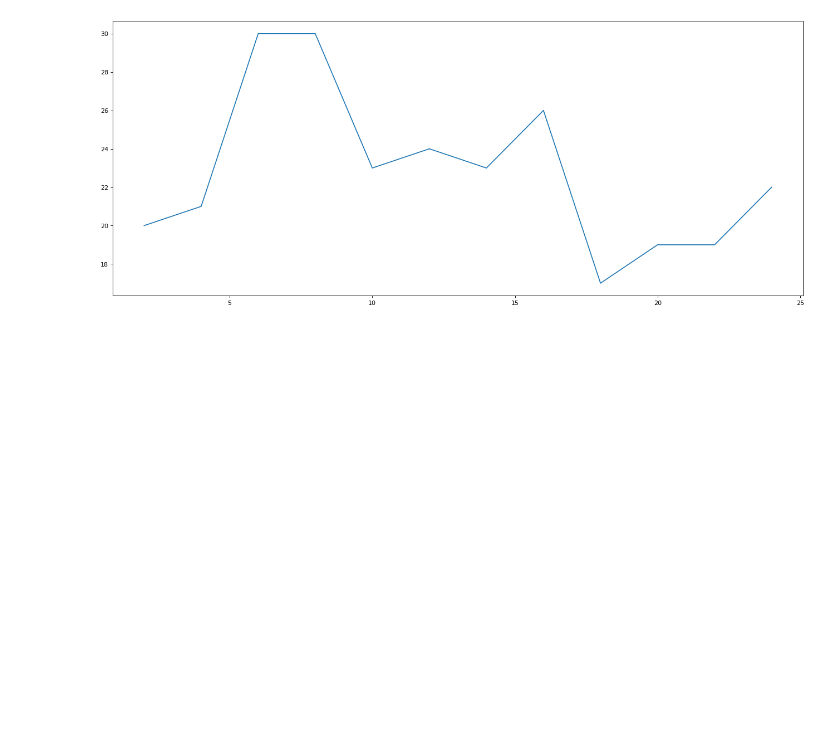
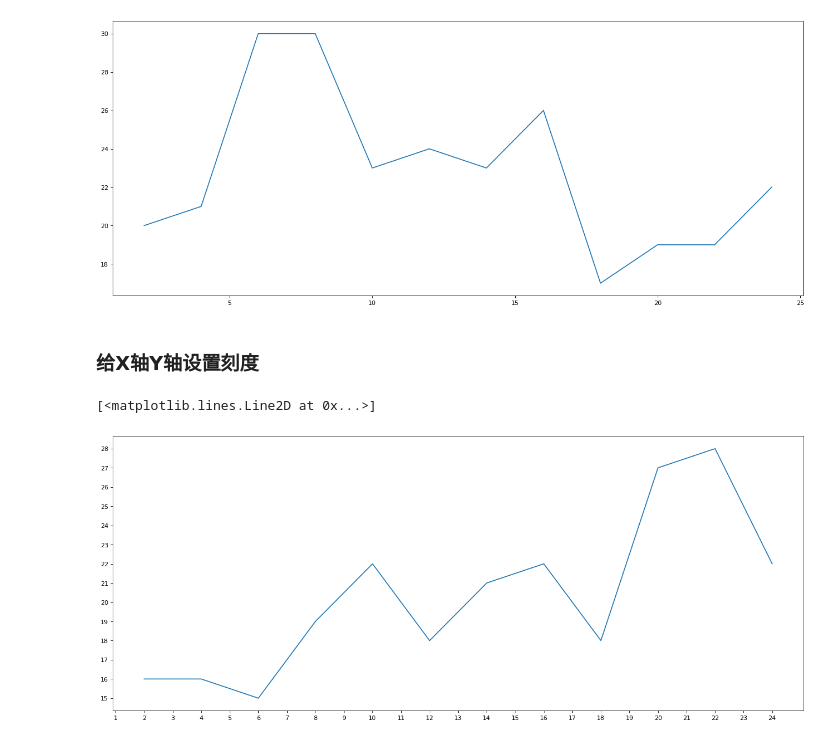
Before and after one commit to yanyusiyunshen/Data-Analysis, a Jupyter notebook: code/matplotlib.ipynb, the cells around one changed output. Saved outputs shown, nothing was run; the diff lists cells and outputs as text; code cells hidden in the pictures; blank space fills up the shorter version.

```diff
--- a/code/matplotlib.ipynb
+++ b/code/matplotlib.ipynb
@@ -60,3 +61,19 @@ plt.plot(x,y)#传入x和y，通过plot画图
 plt.savefig('./t2.svg')
 # %% [output]
 [figure]
+# %% [markdown]
+###  给X轴Y轴设置刻度
+# %%
+range(2,26,2)#x轴的位置X=
+y = [random.randint(15, 30) for i in x]
+plt.figure(figsize=(20,8),dpi=80)
+#设置x轴的刻度
+# plt.xticks(x)
+plt.xticks(range(1,25))
+#设置y轴的刻度
+# plt.yticks(y)
+plt.yticks(range(min(y),max(y)+1))
+plt.plot(x,y)
+# %% [output]
+[<matplotlib.lines.Line2D at 0x...>]
+[figure, added]
```
Also changed, not shown: parts of 14 cells of this notebook.
